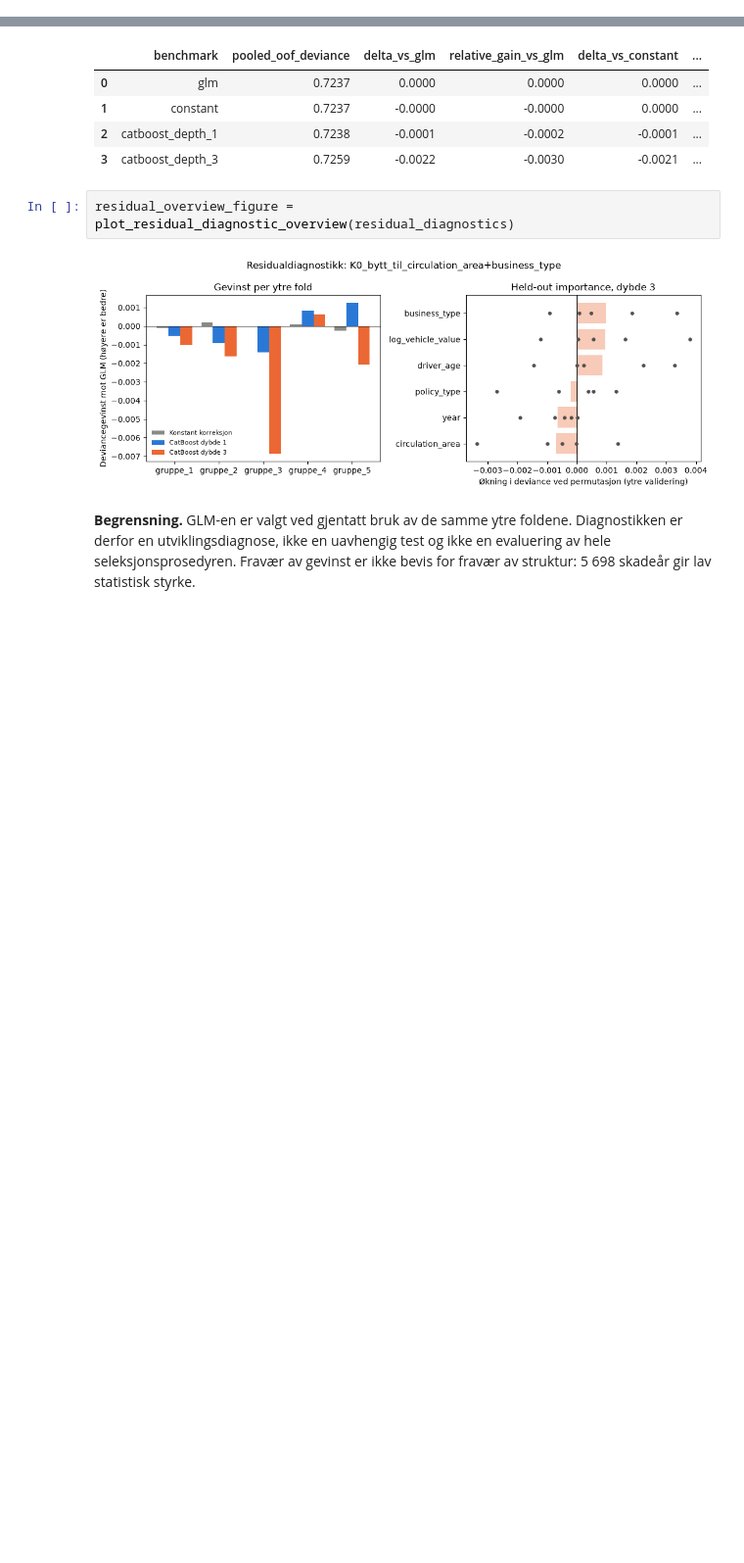
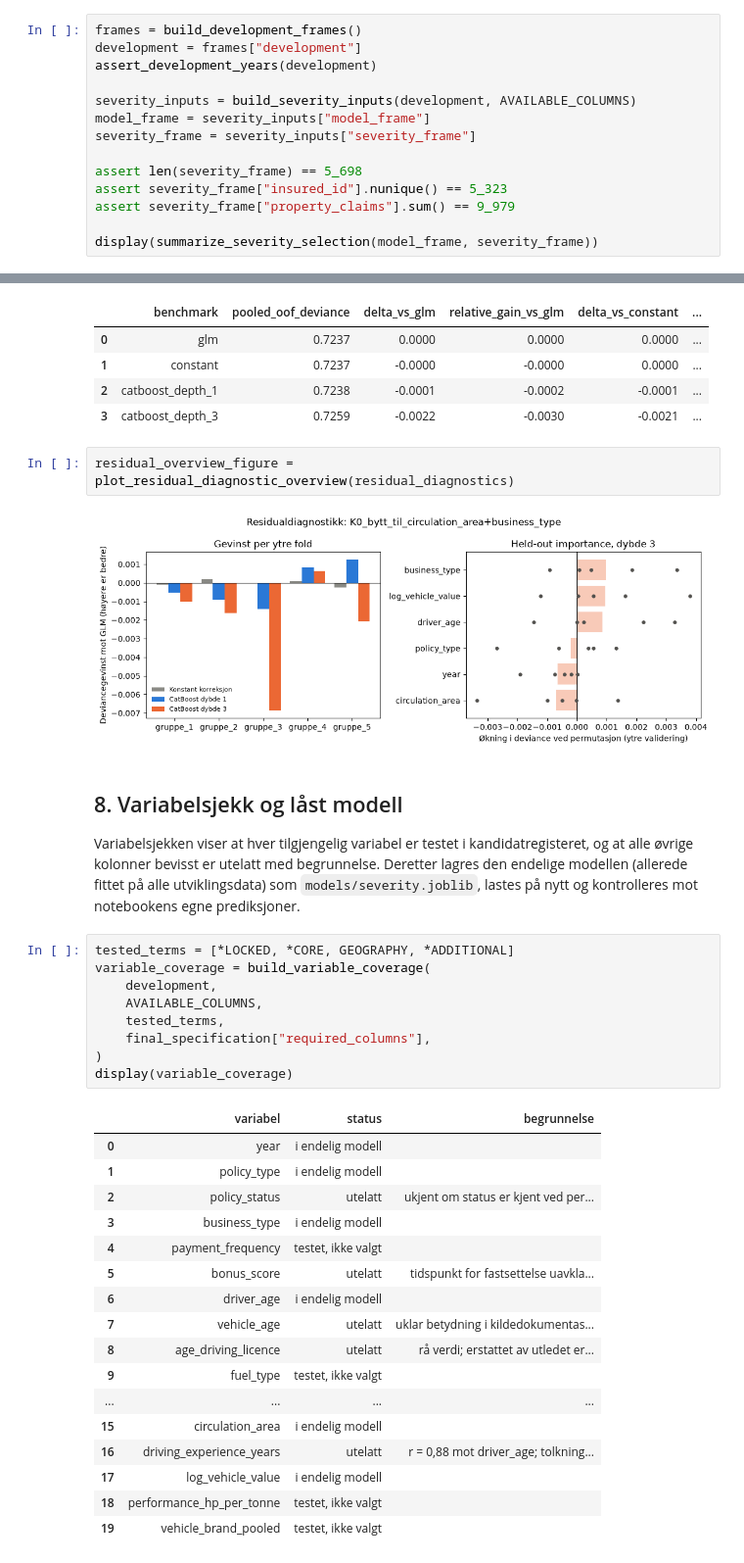
Before and after one commit to MarkusBjerkaas/Motor-Insurance-GLM-ML, a Jupyter notebook: glm_pricing_severity.ipynb, the cells around one changed output, grey strips where cells are left out. Shown at 98% size. Saved outputs shown, nothing was run; the diff lists cells and outputs as text; blank space fills up the shorter version.

```diff
--- a/glm_pricing_severity.ipynb
+++ b/glm_pricing_severity.ipynb
@@ -80,0 +84,14 @@ display(summarize_severity_selection(model_frame, severity_frame))
+# %%
+frames = build_development_frames()
+development = frames["development"]
+assert_development_years(development)
+
+severity_inputs = build_severity_inputs(development, AVAILABLE_COLUMNS)
+model_frame = severity_inputs["model_frame"]
+severity_frame = severity_inputs["severity_frame"]
+
+assert len(severity_frame) == 5_698
+assert severity_frame["insured_id"].nunique() == 5_323
+assert severity_frame["property_claims"].sum() == 9_979
+
+display(summarize_severity_selection(model_frame, severity_frame))
@@ -525,7 +559,36 @@ residual_overview_figure = plot_residual_diagnostic_overview(residual_diagnostic
 # %% [output]
 [figure]
 # %% [markdown]
-**Begrensning.** GLM-en er valgt ved gjentatt bruk av de samme ytre foldene.
-Diagnostikken er derfor en utviklingsdiagnose, ikke en uavhengig test og ikke
-en evaluering av hele seleksjonsprosedyren. Fravær av gevinst er ikke bevis for
-fravær av struktur: 5 698 skadeår gir lav statistisk styrke.
+## 8. Variabelsjekk og låst modell
+
+Variabelsjekken viser at hver tilgjengelig variabel er testet i kandidatregisteret,
+og at alle øvrige kolonner bevisst er utelatt med begrunnelse. Deretter lagres den
+endelige modellen (allerede fittet på alle utviklingsdata) som `models/severity.joblib`,
+lastes på nytt og kontrolleres mot notebookens egne prediksjoner.
+# %%
+tested_terms = [*LOCKED, *CORE, GEOGRAPHY, *ADDITIONAL]
+variable_coverage = build_variable_coverage(
+    development,
+    AVAILABLE_COLUMNS,
+    tested_terms,
+    final_specification["required_columns"],
+)
+display(variable_coverage)
+# %% [output]
+|  | variabel | status | begrunnelse |
+| 0 | year | i endelig modell |  |
+| 1 | policy_type | i endelig modell |  |
+| 2 | policy_status | utelatt | ukjent om status er kjent ved per... |
+| 3 | business_type | i endelig modell |  |
+| 4 | payment_frequency | testet, ikke valgt |  |
+| 5 | bonus_score | utelatt | tidspunkt for fastsettelse uavkla... |
+| 6 | driver_age | i endelig modell |  |
+| 7 | vehicle_age | utelatt | uklar betydning i kildedokumentas... |
+| 8 | age_driving_licence | utelatt | rå verdi; erstattet av utledet er... |
+| 9 | fuel_type | testet, ikke valgt |  |
+| ... | ... | ... | ... |
+| 15 | circulation_area | i endelig modell |  |
+| 16 | driving_experience_years | utelatt | r = 0,88 mot driver_age; tolkning... |
+| 17 | log_vehicle_value | i endelig modell |  |
+| 18 | performance_hp_per_tonne | testet, ikke valgt |  |
+| 19 | vehicle_brand_pooled | testet, ikke valgt |  |
```
Also changed, not shown: parts of 23 cells of this notebook, 24 other files.
